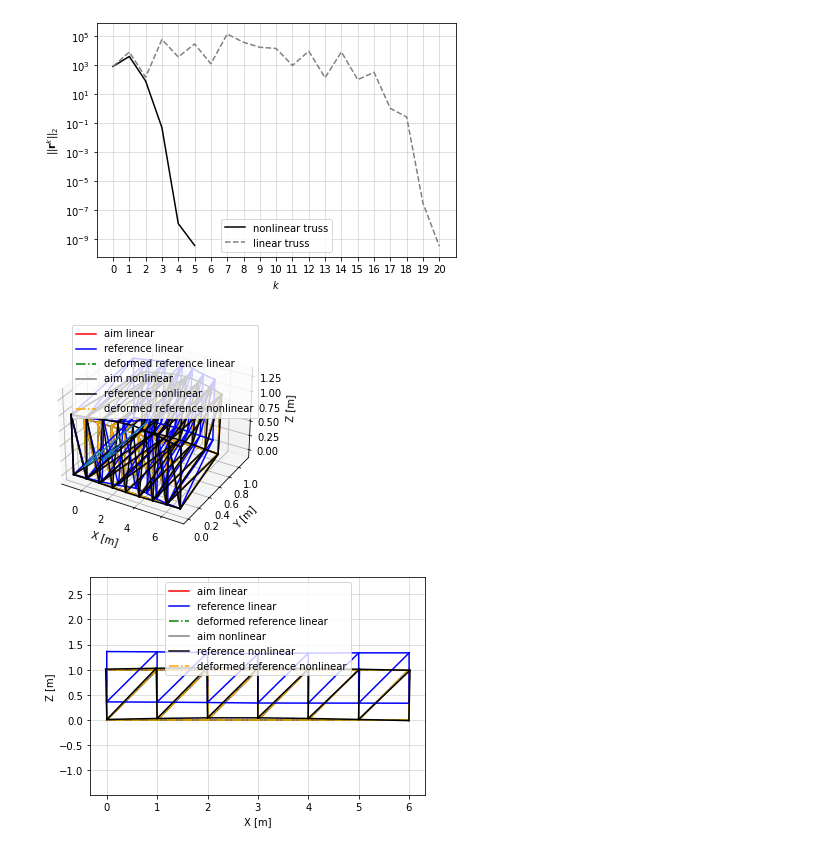
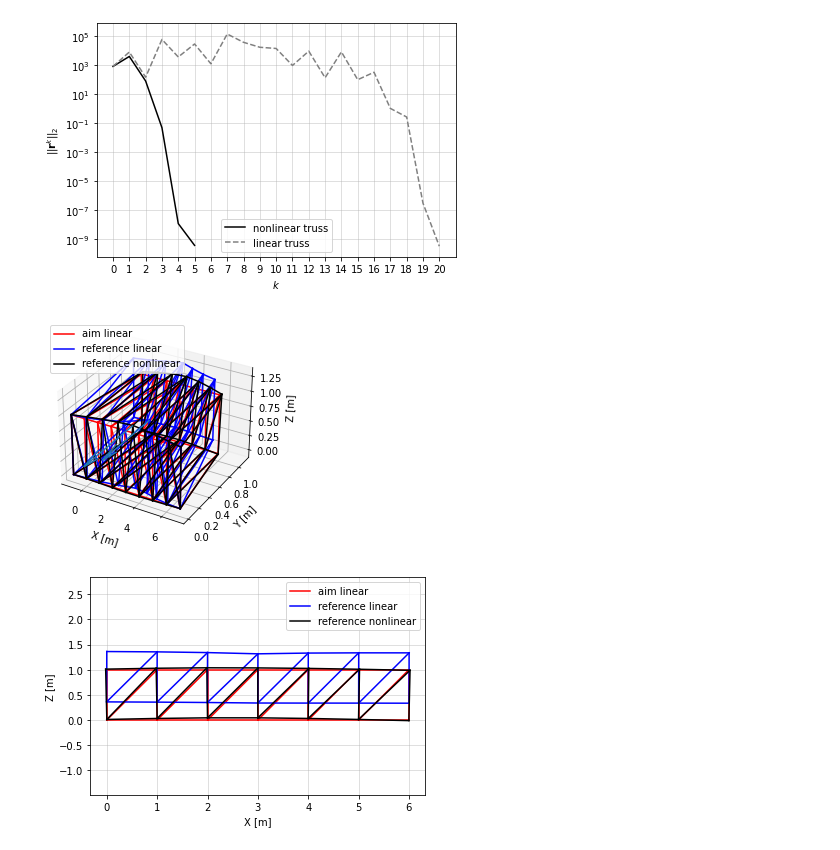
Before and after one commit to KlausBSautter/Find_Reference_Truss_3D, a Jupyter notebook: Example_5.ipynb, the cells around one changed output. Saved outputs shown, nothing was run; the diff lists cells and outputs as text; code cells hidden in the pictures.

Commit message:
update plots

```diff
--- a/Example_5.ipynb
+++ b/Example_5.ipynb
@@ -53,16 +53,16 @@ s_l.show_plot()
 # %%
 #%matplotlib qt
 fig, ax = s_l.create_plot_figures_3d()
 plot_figures = {"fig":fig, "ax":ax}
-s_l.plot(["aim","ref","extra"], plot_figures)
-s_nl.plot(["aim","ref","extra"], plot_figures)
+s_l.plot(["aim","ref"], plot_figures)
+s_nl.plot(["ref"], plot_figures)
 s_l.show_plot()
 # %% [output]
-[figure, old version]
+[figure, new version]
 # %%
-s_l.plot2d(["aim","ref","extra"],scale_force=0.05,scale_arrow=0.5,print_lvl=1,proj="y")
-s_nl.plot2d(["aim","ref","extra"],scale_force=0.05,scale_arrow=0.5,print_lvl=1,proj="y")
+s_l.plot2d(["aim","ref"],scale_force=0.05,scale_arrow=0.5,print_lvl=1,proj="y")
+s_nl.plot2d(["ref"],scale_force=0.05,scale_arrow=0.5,print_lvl=1,proj="y")
 s_l.show_plot()
 #s_l.save_plot_pdf("y1")
 # %% [output]
-[figure, old version]
+[figure, new version]
```
Also changed, not shown: 4 other files.
